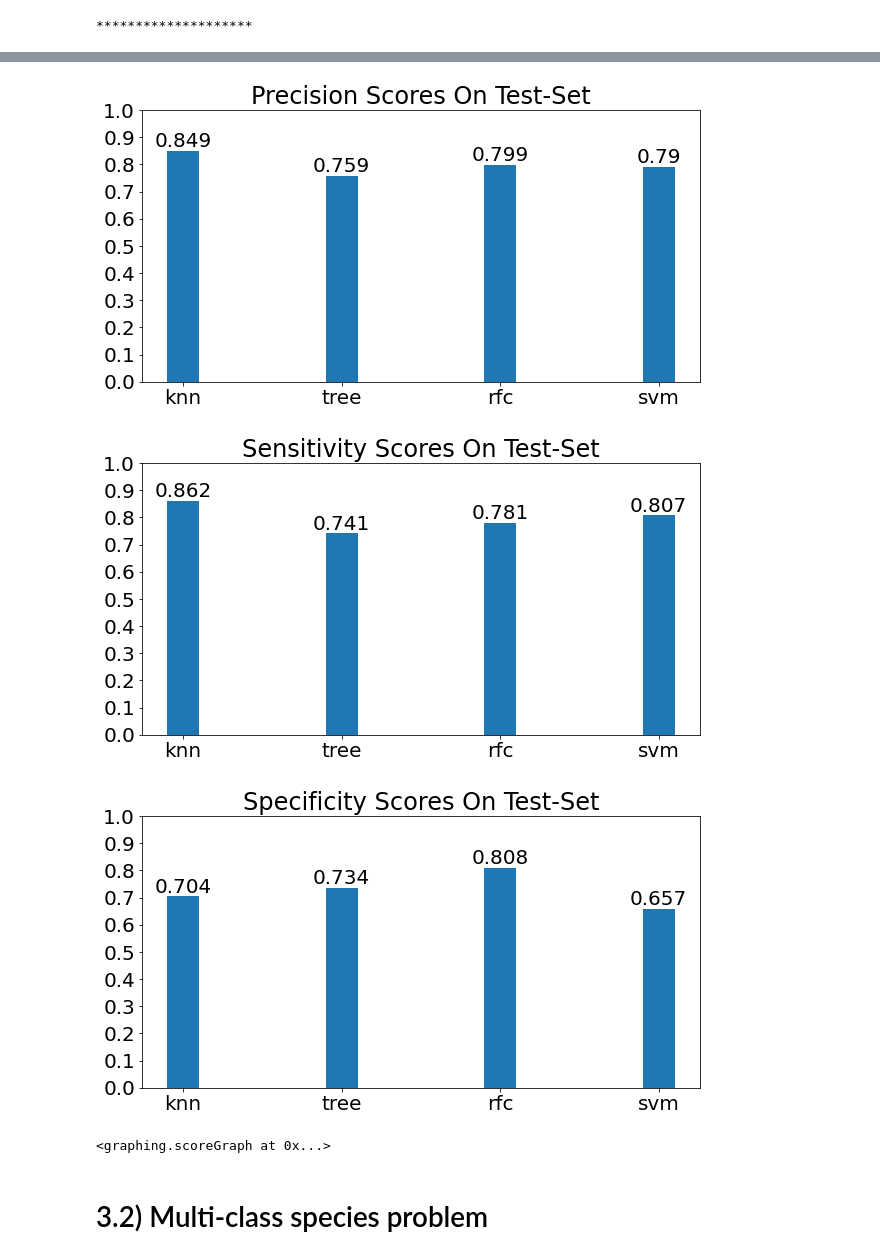
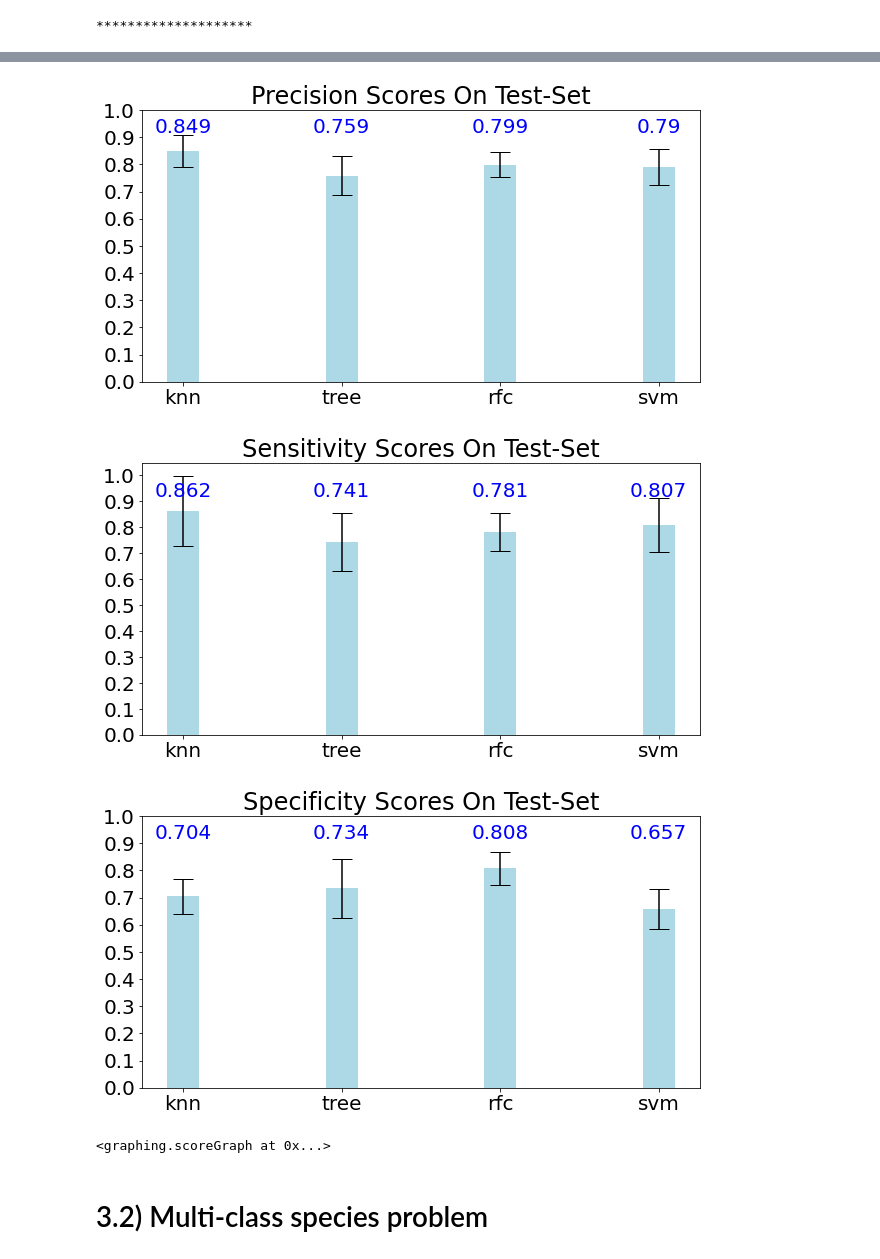
Before and after one commit to Rickus-DG/Mushroom_Image_Edibility_Classification, a Jupyter notebook: final-year-project/machine-learning-project/branches/comparison_of_algorithms/notebooks/main_project_notebook.ipynb, the cells around one changed output, grey strips where cells are left out. Drawn from its saved outputs; the diff is of its cells as text; code cells hidden in the pictures.

```diff
--- a/final-year-project/machine-learning-project/branches/comparison_of_algorithms/notebooks/main_project_notebook.ipynb
+++ b/final-year-project/machine-learning-project/branches/comparison_of_algorithms/notebooks/main_project_notebook.ipynb
@@ -283,7 +265,10 @@ final_accuracy = {}
 final_precision = {}
 final_specificity = {}
 final_sensitivity = {}
-
+final_accuracy_s = {}
+final_precision_s = {}
+final_specificity_s = {}
+final_sensitivity_s = {}
 
 
 accuracy = []
@@ -310,6 +295,11 @@ final_accuracy[name] = round(np.mean(accuracy), 3)
 final_precision[name] = round(np.mean(precision), 3)
 final_specificity[name] = round(np.mean(sensitivity), 3)
 final_sensitivity[name] = round(np.mean(specificity), 3)
+
+final_accuracy_s[name] = np.std(accuracy)
+final_precision_s[name] = np.std(precision)
+final_specificity_s[name] = np.std(sensitivity)
+final_sensitivity_s[name] = np.std(specificity)
 # %% [output]
 ********************
 # %% [markdown]
@@ -340,6 +330,11 @@ final_accuracy[name] = round(np.mean(accuracy), 3)
 final_precision[name] = round(np.mean(precision), 3)
 final_specificity[name] = round(np.mean(sensitivity), 3)
 final_sensitivity[name] = round(np.mean(specificity), 3)
+
+final_accuracy_s[name] = np.std(accuracy)
+final_precision_s[name] = np.std(precision)
+final_specificity_s[name] = np.std(sensitivity)
+final_sensitivity_s[name] = np.std(specificity)
 # %% [output]
 ********************
 # %% [markdown]
@@ -371,6 +366,11 @@ final_accuracy[name] = round(np.mean(accuracy), 3)
 final_precision[name] = round(np.mean(precision), 3)
 final_specificity[name] = round(np.mean(sensitivity), 3)
 final_sensitivity[name] = round(np.mean(specificity), 3)
+
+final_accuracy_s[name] = np.std(accuracy)
+final_precision_s[name] = np.std(precision)
+final_specificity_s[name] = np.std(sensitivity)
+final_sensitivity_s[name] = np.std(specificity)
 # %% [output]
 ********************
 # %% [markdown]
@@ -400,11 +400,16 @@ final_accuracy[name] = round(np.mean(accuracy), 3)
 final_precision[name] = round(np.mean(precision), 3)
 final_specificity[name] = round(np.mean(sensitivity), 3)
 final_sensitivity[name] = round(np.mean(specificity), 3)
+
+final_accuracy_s[name] = np.std(accuracy)
+final_precision_s[name] = np.std(precision)
+final_specificity_s[name] = np.std(sensitivity)
+final_sensitivity_s[name] = np.std(specificity)
 # %% [output]
 ********************
 # %%
-scoreGraph(final_accuracy, title="Accuracy")
-scoreGraph(final_precision, title="Precision")
-scoreGraph(final_sensitivity, title="Sensitivity")
-scoreGraph(final_specificity, title="Specificity")
+scoreGraph(final_accuracy, final_accuracy_s, title="Accuracy")
+scoreGraph(final_precision, final_precision_s, title="Precision")
+scoreGraph(final_sensitivity, final_specificity_s, title="Sensitivity")
+scoreGraph(final_specificity, final_sensitivity_s, title="Specificity")
 # %% [output]
@@ -412,6 +417,6 @@ scoreGraph(final_specificity, title="Specificity")
-[figure, old version]
+[figure, new version]
-[figure, old version]
+[figure, new version]
-[figure, old version]
+[figure, new version]
 <graphing.scoreGraph at 0x...>
 # %% [markdown]
 # 3.2) Multi-class species problem
```
Also changed, not shown: parts of 9 cells of this notebook, 5 other files.
